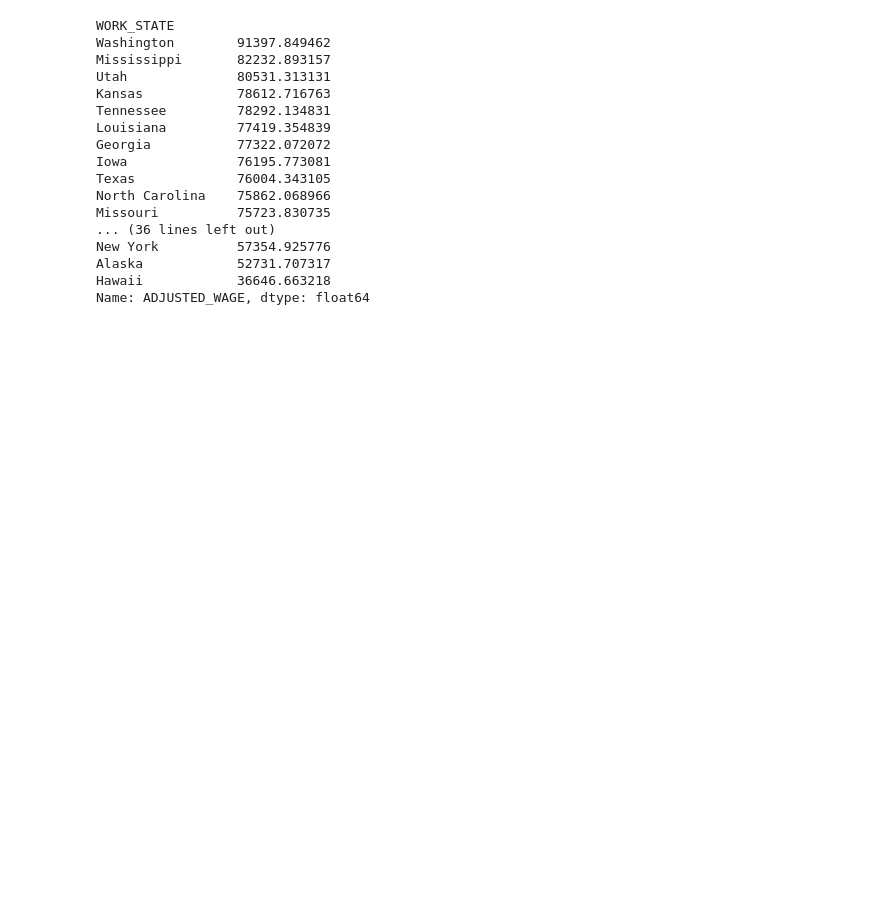
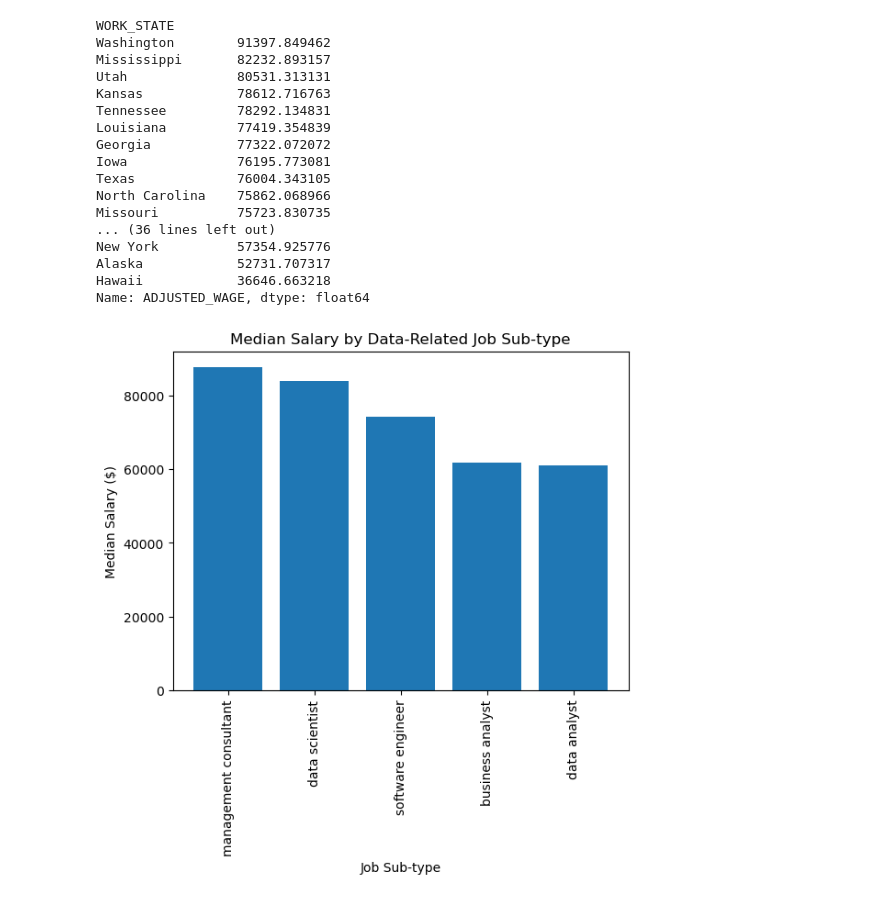
Before and after one commit to asphodelian/We-R-Finished, a Jupyter notebook: russellfolder/Question 1.ipynb, the cells around one changed output. Saved outputs shown, nothing was run; the diff lists cells and outputs as text; code cells hidden in the pictures; blank space fills up the shorter version.

Commit message:
Completed Q1 visual

```diff
--- a/russellfolder/Question 1.ipynb
+++ b/russellfolder/Question 1.ipynb
@@ -310,7 +349,8 @@ df1.sort_values(by = 'ADJUSTED_WAGE')
 132186 rows × 6 columns
 # %%
 adjusted_salary_by_job = df1.groupby('JOB_TITLE_SUBGROUP')['ADJUSTED_WAGE'].median()
-adjusted_salary_by_job.sort_values(ascending = False)
+sorted_adjusted_salary = adjusted_salary_by_job.sort_values(ascending = False)
+sorted_adjusted_salary
 # %% [output]
 JOB_TITLE_SUBGROUP
 management consultant    87602.812940
@@ -340,3 +380,13 @@ New York          57354.925776
 Alaska            52731.707317
 Hawaii            36646.663218
 Name: ADJUSTED_WAGE, dtype: float64
+# %%
+# Create bar graph
+plt.bar(sorted_adjusted_salary.index, sorted_adjusted_salary.values)
+plt.xticks(rotation=90)
+plt.xlabel('Job Sub-type')
+plt.ylabel('Median Salary ($)')
+plt.title('Median Salary by Data-Related Job Sub-type')
+plt.show()
+# %% [output]
+[figure, added]
```
Also changed, not shown: parts of 17 cells of this notebook.
